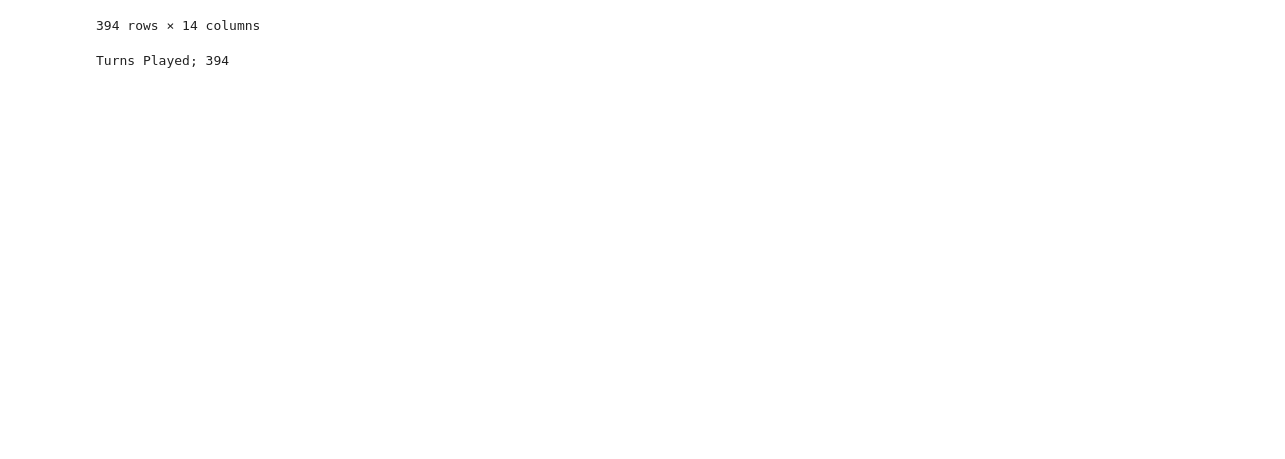
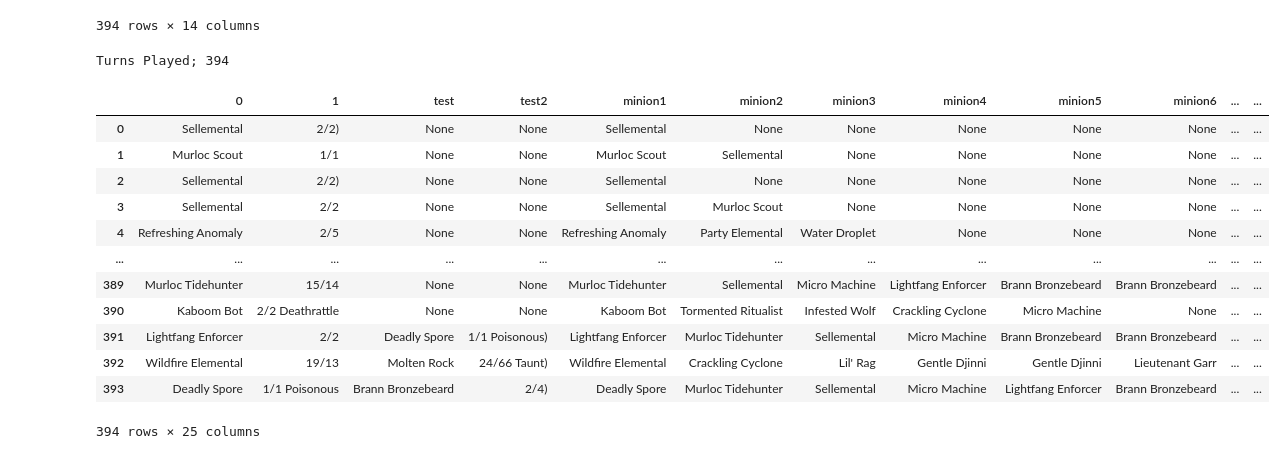
Before and after one commit to Kluckmuck/battlegrounds-visualizations, a Jupyter notebook: cleaning-battlegrounds.ipynb, the cells around one changed output. Saved outputs shown, nothing was run; the diff lists cells and outputs as text; code cells hidden in the pictures; blank space fills up the shorter version.

Commit message:
wip creating features for each minion and their stats

```diff
--- a/cleaning-battlegrounds.ipynb
+++ b/cleaning-battlegrounds.ipynb
@@ -81,3 +81,34 @@ count = len(df.index)
 print("Turns Played; " + str(count))
 # %% [output]
 Turns Played; 394
+# %%
+#df2 = df[7:13].str.split('(',expand=True)
+#df2.str.split('(',expand=True)
+test = df2
+
+for column in df2.columns:
+    #print(df[column.])
+    colName = column + '_stats'
+    tmp[[column,colName]] = df2[column].str.split('(', expand=True)
+    #tmp = tmp.rename(columns={1: column + '_stats'})
+    break
+
+    test = test.merge(tmp[1],left_index=True,right_index=True)
+
+    #print(column)
+# %%
+tmp
+# %% [output]
+|  | 0 | 1 | test | test2 | minion1 | minion2 | minion3 | minion4 | minion5 | minion6 | ... | ... |
+| 0 | Sellemental | 2/2) | None | None | Sellemental | None | None | None | None | None | ... | ... |
+| 1 | Murloc Scout | 1/1 | None | None | Murloc Scout | Sellemental | None | None | None | None | ... | ... |
+| 2 | Sellemental | 2/2) | None | None | Sellemental | None | None | None | None | None | ... | ... |
+| 3 | Sellemental | 2/2 | None | None | Sellemental | Murloc Scout | None | None | None | None | ... | ... |
+| 4 | Refreshing Anomaly | 2/5 | None | None | Refreshing Anomaly | Party Elemental | Water Droplet | None | None | None | ... | ... |
+| ... | ... | ... | ... | ... | ... | ... | ... | ... | ... | ... | ... | ... |
+| 389 | Murloc Tidehunter | 15/14 | None | None | Murloc Tidehunter | Sellemental | Micro Machine | Lightfang Enforcer | Brann Bronzebeard | Brann Bronzebeard | ... | ... |
+| 390 | Kaboom Bot | 2/2 Deathrattle | None | None | Kaboom Bot | Tormented Ritualist | Infested Wolf | Crackling Cyclone | Micro Machine | None | ... | ... |
+| 391 | Lightfang Enforcer | 2/2 | Deadly Spore | 1/1 Poisonous) | Lightfang Enforcer | Murloc Tidehunter | Sellemental | Micro Machine | Brann Bronzebeard | Brann Bronzebeard | ... | ... |
+| 392 | Wildfire Elemental | 19/13 | Molten Rock | 24/66 Taunt) | Wildfire Elemental | Crackling Cyclone | Lil' Rag | Gentle Djinni | Gentle Djinni | Lieutenant Garr | ... | ... |
+| 393 | Deadly Spore | 1/1 Poisonous | Brann Bronzebeard | 2/4) | Deadly Spore | Murloc Tidehunter | Sellemental | Micro Machine | Lightfang Enforcer | Brann Bronzebeard | ... | ... |
+394 rows × 25 columns
```
Also changed, not shown: parts of 2 cells of this notebook.
